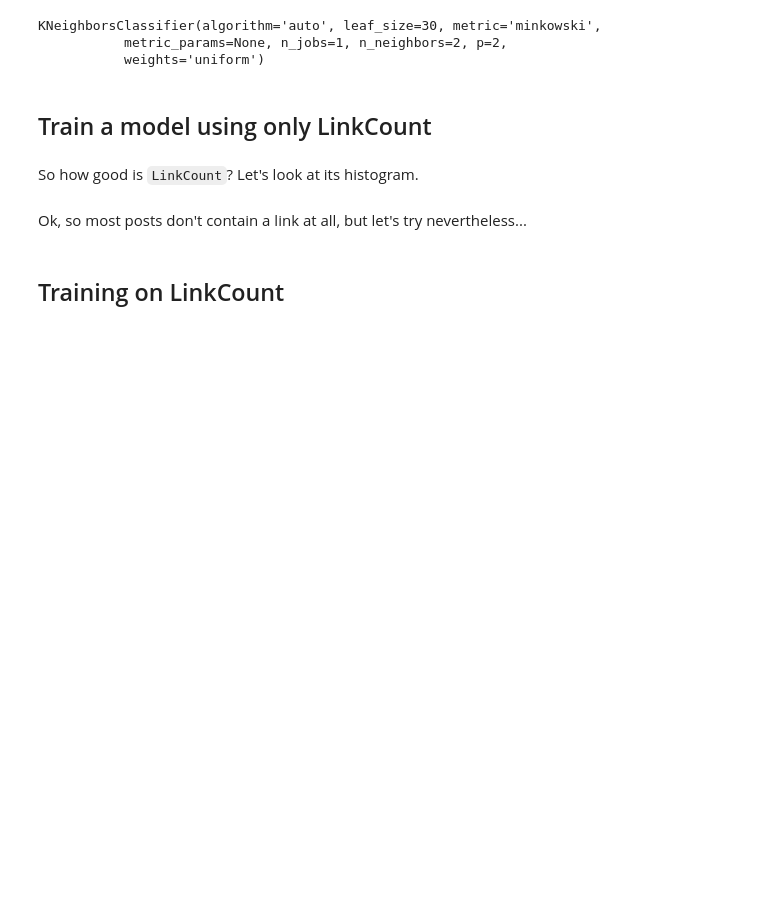
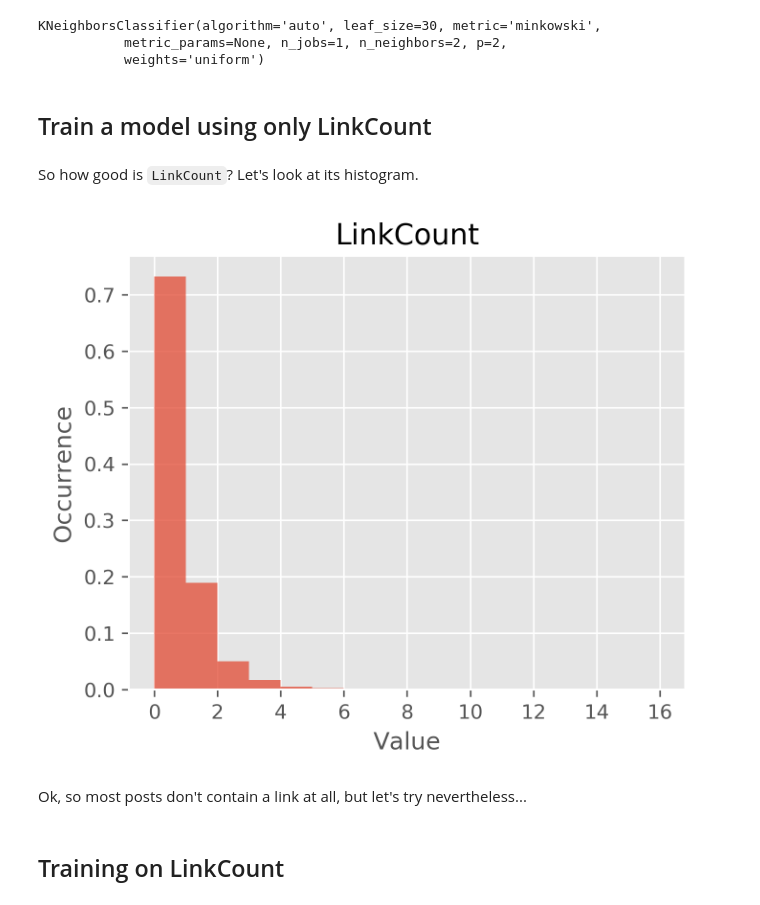
Before and after one commit to luispedro/BuildingMachineLearningSystemsWithPython, a Jupyter notebook: ch04_3rd/chapter_04.ipynb, the cells around one changed output. Saved outputs shown, nothing was run; the diff lists cells and outputs as text; code cells hidden in the pictures; blank space fills up the shorter version.

```diff
--- a/ch04_3rd/chapter_04.ipynb
+++ b/ch04_3rd/chapter_04.ipynb
@@ -120,9 +120,8 @@ with open(fn_posts_all, 'r', encoding='utf-8') as fa, open(fn_posts, 'w', encodi
         elif year > YEAR:
             break
 
-
     # and write the closing tag
-    f2012.write('</posts>\n')
+    f2012.write('</posts>')
 # %%
 from dateutil import parser as dateparser
 
@@ -316,7 +310,7 @@ filter_method = "negative_positive"
 
 MAX_ANSWERS_PER_QUESTIONS = 10  # used by filter_method "sample_per_question"
 
-NUM_QUESTION_SAMPLE = 0
+NUM_QUESTION_SAMPLE = 1000
 
 posts_to_keep = set()
 found_questions = 0
@@ -446,9 +439,13 @@ kept: 0
 already_written = set()
 chosen_meta = defaultdict(dict)
 
+total = 0
+kept = 0
+
 with open(fn_chosen, "w") as f:
-    for line in data(filtered):
-        strId, ParentId, IsAccepted, TimeToAnswer, Score, Text, NumTextTokens, NumCodeLines, LinkCount, NumImages = line
+    for line in tqdm(open(fn_filtered, 'r'), total=NUM_ROWS, desc="Stage 2:"):
+        strId, ParentId, IsAccepted, TimeToAnswer, Score, Text, NumTextTokens, NumCodeLines, LinkCount, NumImages = line.strip().split("\t")
+
         Text = Text.strip()
 
         total += 1
@@ -459,11 +456,8 @@ with open(fn_chosen, "w") as f:
                 print(Id, "is already written")
                 continue
 
-            if kept % 100 == 0:
-                print(kept)
-
             # setting meta info
-            post = chosen_meta_dict[Id]
+            post = chosen_meta[Id]
             post['ParentId'] = int(ParentId)
             post['IsAccepted'] = int(IsAccepted)
             post['TimeToAnswer'] = int(TimeToAnswer)
@@ -471,12 +465,11 @@ with open(fn_chosen, "w") as f:
             post['NumTextTokens'] = int(NumTextTokens)
             post['NumCodeLines'] = int(NumCodeLines)
             post['LinkCount'] = int(LinkCount)
-            post['MisSpelledFraction'] = misspelled_fraction(Text)
             post['NumImages'] = int(NumImages)
             post['idx'] = kept  # index into the file
 
             if int(ParentId) == -1:
-                q = chosen_meta_dict[Id]
+                q = chosen_meta[Id]
 
                 if not 'Answers' in q:
                     q['Answers'] = []
@@ -485,7 +478,7 @@ with open(fn_chosen, "w") as f:
                     q['HasAcceptedAnswer'] = has_q_accepted_a[Id]
 
             else:
-                q = chosen_meta_dict[int(ParentId)]
+                q = chosen_meta[int(ParentId)]
 
                 if int(IsAccepted) == 1:
                     assert 'HasAcceptedAnswer' not in q
@@ -504,4 +497,5 @@ with open(fn_chosen_meta, "w") as fm:
 
 print("read:", total)
 print("kept:", kept)
+print("TODO wrong total in tqdm")
 # %% [output]
@@ -509,8 +508,8 @@ print("kept:", kept)
 # %% [markdown]
 ## Utility functions to access the sampled data
 # %%
-def load_meta(filename):
-    meta = json.load(open(filename, "r"))
+def load_meta(fn):
+    meta = json.load(open(fn, "r"))
     keys = list(meta.keys())
 
     # JSON only allows string keys, changing that to int
@@ -518,7 +517,7 @@ def load_meta(filename):
         meta[int(key)] = meta[key]
         del meta[key]
 
-    # map post Id to index in vectorized
+    # map post Id to index
     id_to_idx = {}
     # and back
     idx_to_id = {}
@@ -530,6 +529,8 @@ def load_meta(filename):
     return meta, id_to_idx, idx_to_id
 
 meta, id_to_idx, idx_to_id = load_meta(fn_chosen_meta)
+
+#meta, id_to_idx, idx_to_id = load_meta(r'F:\pymlbook-data\chosen-meta.json')
 # %% [markdown]
 # Loading the features and labeling them
 # %%
@@ -570,22 +575,24 @@ knn.predict_proba(3.5)
 # %% [markdown]
 So how good is `LinkCount`? Let's look at its histogram.
 # %%
+%matplotlib inline
 import matplotlib.pyplot as plt
 plt.style.use('ggplot')
 
 X = np.asarray([[meta[aid]['LinkCount']] for aid in all_answers])
 
 plt.figure(figsize=(5,4), dpi=300) # width and height of the plot in inches
 
 plt.title('LinkCount')
 plt.xlabel('Value')
 plt.ylabel('Occurrence')
 
-n, bins, patches = plt.hist(X, bins=50, normed=True, alpha=0.75)
-plt.xlim(0, 50)
+n, bins, patches = plt.hist(X, normed=1, bins=range(max(X.ravel())-min(X.ravel())), alpha=0.75)
 
 plt.grid(True)
 plt.savefig(os.path.join(CHART_DIR, 'feat_hist_linkcount.png'), bbox_inches="tight")
+# %% [output]
+[figure, added]
 # %% [markdown]
 Ok, so most posts don't contain a link at all, but let's try nevertheless...
 # %% [markdown]
```
Also changed, not shown: parts of 22 cells of this notebook.
